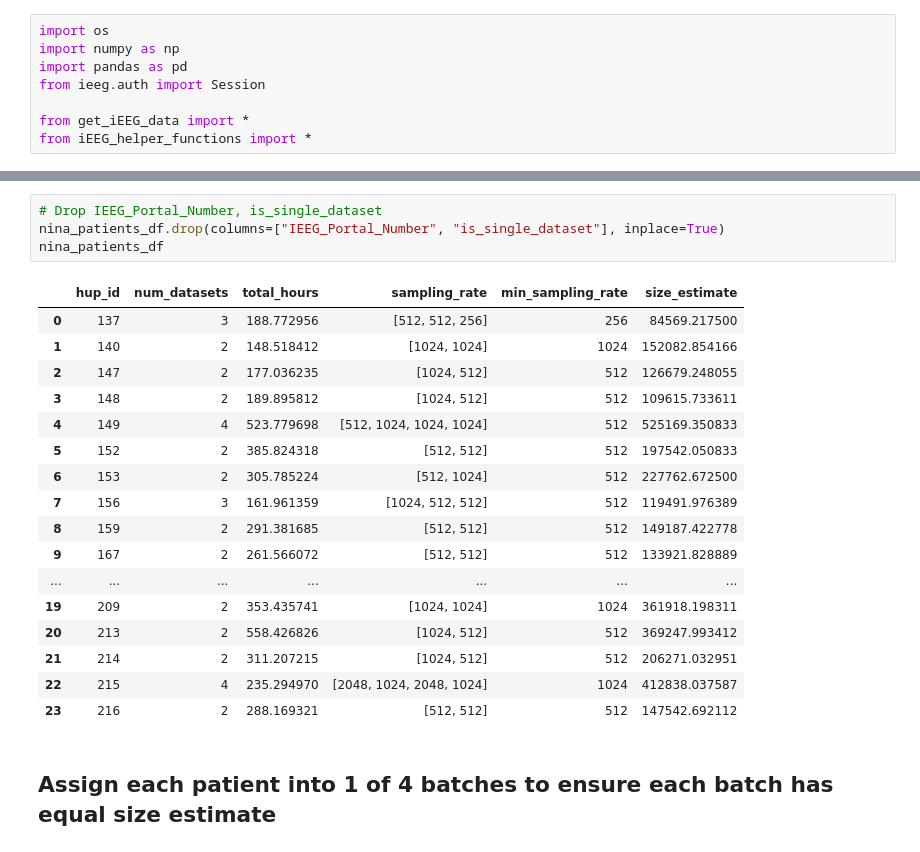
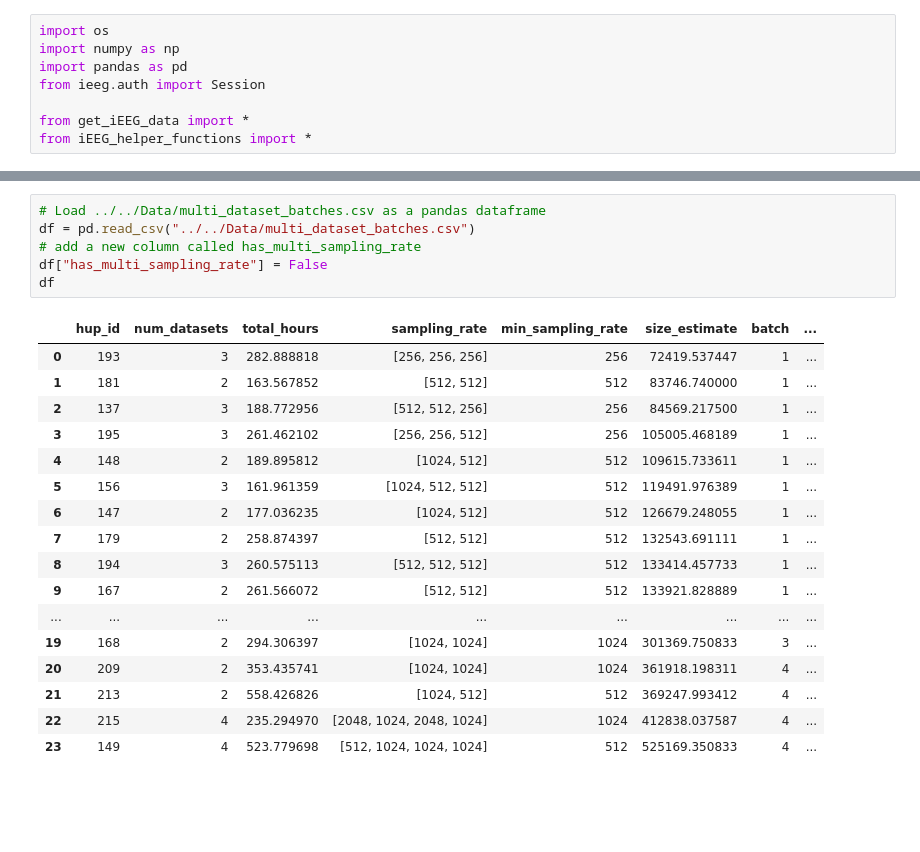
Before and after one commit to devincma/asm_synchrony_paper, a Jupyter notebook: synchrony/multidataset_download.ipynb, the cells around one changed output, grey strips where cells are left out. Drawn from its saved outputs; the diff is of its cells as text; blank space fills up the shorter version.

```diff
--- a/synchrony/multidataset_download.ipynb
+++ b/synchrony/multidataset_download.ipynb
@@ -104,24 +9,24 @@ for index, row in nina_patients_df.iterrows():
-# %%
-# Drop IEEG_Portal_Number, is_single_dataset
-nina_patients_df.drop(columns=["IEEG_Portal_Number", "is_single_dataset"], inplace=True)
-nina_patients_df
-# %% [output]
-|  | hup_id | num_datasets | total_hours | sampling_rate | min_sampling_rate | size_estimate |
-| 0 | 137 | 3 | 188.772956 | [512, 512, 256] | 256 | 84569.217500 |
-| 1 | 140 | 2 | 148.518412 | [1024, 1024] | 1024 | 152082.854166 |
-| 2 | 147 | 2 | 177.036235 | [1024, 512] | 512 | 126679.248055 |
-| 3 | 148 | 2 | 189.895812 | [1024, 512] | 512 | 109615.733611 |
-| 4 | 149 | 4 | 523.779698 | [512, 1024, 1024, 1024] | 512 | 525169.350833 |
-| 5 | 152 | 2 | 385.824318 | [512, 512] | 512 | 197542.050833 |
-| 6 | 153 | 2 | 305.785224 | [512, 1024] | 512 | 227762.672500 |
-| 7 | 156 | 3 | 161.961359 | [1024, 512, 512] | 512 | 119491.976389 |
-| 8 | 159 | 2 | 291.381685 | [512, 512] | 512 | 149187.422778 |
-| 9 | 167 | 2 | 261.566072 | [512, 512] | 512 | 133921.828889 |
-| ... | ... | ... | ... | ... | ... | ... |
-| 19 | 209 | 2 | 353.435741 | [1024, 1024] | 1024 | 361918.198311 |
-| 20 | 213 | 2 | 558.426826 | [1024, 512] | 512 | 369247.993412 |
-| 21 | 214 | 2 | 311.207215 | [1024, 512] | 512 | 206271.032951 |
-| 22 | 215 | 4 | 235.294970 | [2048, 1024, 2048, 1024] | 1024 | 412838.037587 |
-| 23 | 216 | 2 | 288.169321 | [512, 512] | 512 | 147542.692112 |
-# %% [markdown]
-## Assign each patient into 1 of 4 batches to ensure each batch has equal size estimate
+# %%
+# Load ../../Data/multi_dataset_batches.csv as a pandas dataframe
+df = pd.read_csv("../../Data/multi_dataset_batches.csv")
+# add a new column called has_multi_sampling_rate
+df["has_multi_sampling_rate"] = False
+df
+# %% [output]
+|  | hup_id | num_datasets | total_hours | sampling_rate | min_sampling_rate | size_estimate | batch | ... |
+| 0 | 193 | 3 | 282.888818 | [256, 256, 256] | 256 | 72419.537447 | 1 | ... |
+| 1 | 181 | 2 | 163.567852 | [512, 512] | 512 | 83746.740000 | 1 | ... |
+| 2 | 137 | 3 | 188.772956 | [512, 512, 256] | 256 | 84569.217500 | 1 | ... |
+| 3 | 195 | 3 | 261.462102 | [256, 256, 512] | 256 | 105005.468189 | 1 | ... |
+| 4 | 148 | 2 | 189.895812 | [1024, 512] | 512 | 109615.733611 | 1 | ... |
+| 5 | 156 | 3 | 161.961359 | [1024, 512, 512] | 512 | 119491.976389 | 1 | ... |
+| 6 | 147 | 2 | 177.036235 | [1024, 512] | 512 | 126679.248055 | 1 | ... |
+| 7 | 179 | 2 | 258.874397 | [512, 512] | 512 | 132543.691111 | 1 | ... |
+| 8 | 194 | 3 | 260.575113 | [512, 512, 512] | 512 | 133414.457733 | 1 | ... |
+| 9 | 167 | 2 | 261.566072 | [512, 512] | 512 | 133921.828889 | 1 | ... |
+| ... | ... | ... | ... | ... | ... | ... | ... | ... |
+| 19 | 168 | 2 | 294.306397 | [1024, 1024] | 1024 | 301369.750833 | 3 | ... |
+| 20 | 209 | 2 | 353.435741 | [1024, 1024] | 1024 | 361918.198311 | 4 | ... |
+| 21 | 213 | 2 | 558.426826 | [1024, 512] | 512 | 369247.993412 | 4 | ... |
+| 22 | 215 | 4 | 235.294970 | [2048, 1024, 2048, 1024] | 1024 | 412838.037587 | 4 | ... |
+| 23 | 149 | 4 | 523.779698 | [512, 1024, 1024, 1024] | 512 | 525169.350833 | 4 | ... |
```
Also changed, not shown: parts of 14 cells of this notebook, 1 other file.
